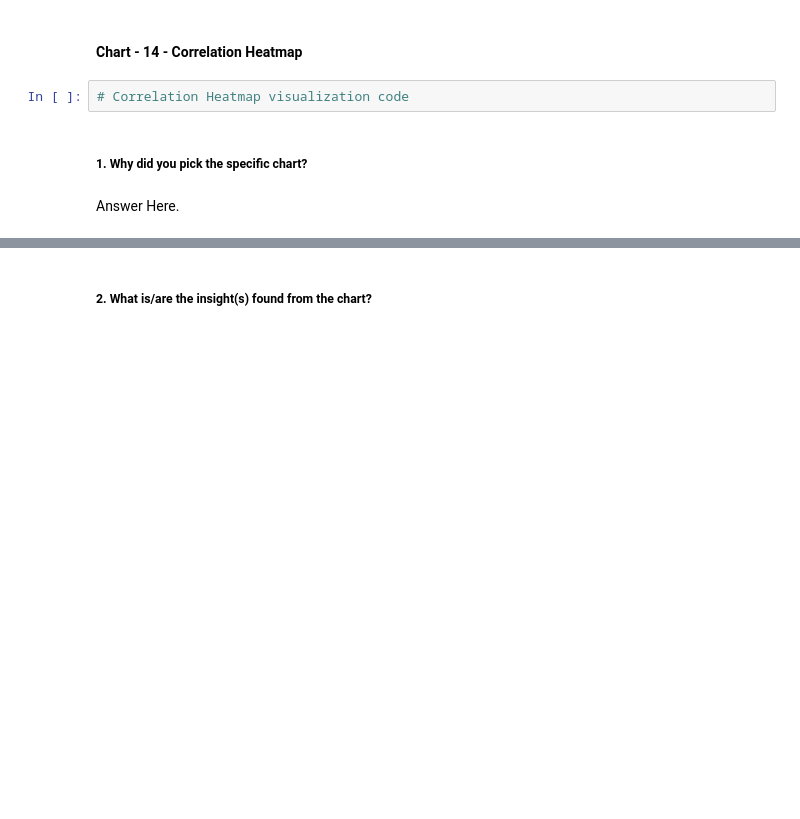
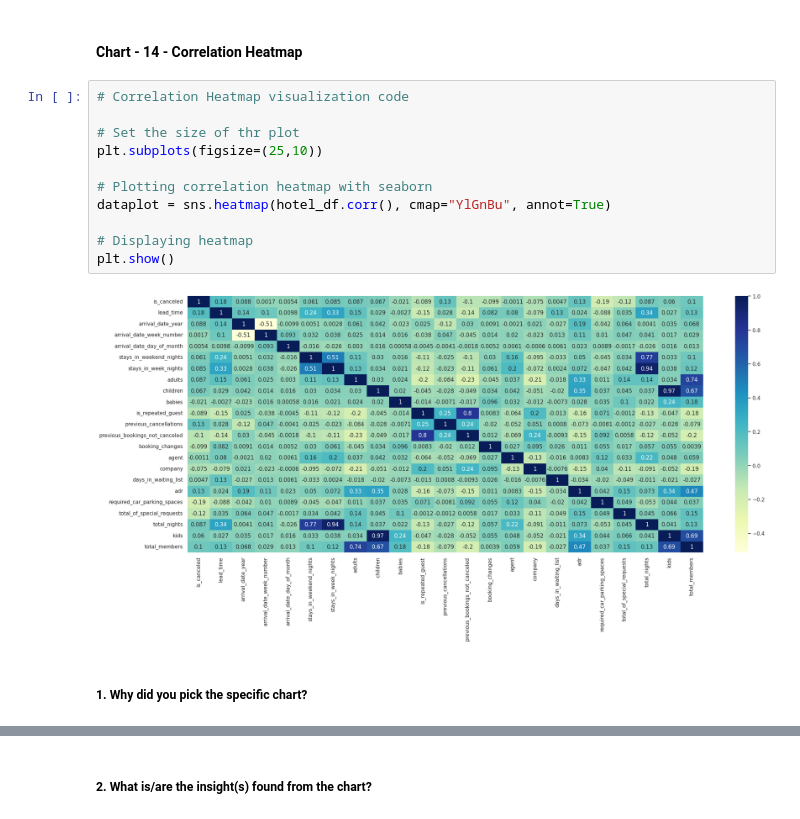
Before and after one commit to gautamdhanrajnemmaniwar/Hotel_Booking_Analysis_EDA, a Jupyter notebook: Hotel_Booking_Analysis_(EDA).ipynb, the cells around one changed output, grey strips where cells are left out. Cells and saved outputs as stored; diff of their text form; blank space fills up the shorter version.

```diff
--- a/Hotel_Booking_Analysis_(EDA).ipynb
+++ b/Hotel_Booking_Analysis_(EDA).ipynb
@@ -1429,8 +1433,17 @@ Answer Here
 # %% [markdown]
 #### Chart - 14 - Correlation Heatmap
-# %%
-# Correlation Heatmap visualization code
+# %%
+# Correlation Heatmap visualization code
+
+# Set the size of thr plot
+plt.subplots(figsize=(25,10))
+
+# Plotting correlation heatmap with seaborn
+dataplot = sns.heatmap(hotel_df.corr(), cmap="YlGnBu", annot=True)
+
+# Displaying heatmap
+plt.show()
+# %% [output]
+[figure, added]
 # %% [markdown]
 ##### 1. Why did you pick the specific chart?
-# %% [markdown]
-Answer Here.
```
Also changed, not shown: parts of 55 cells of this notebook.
